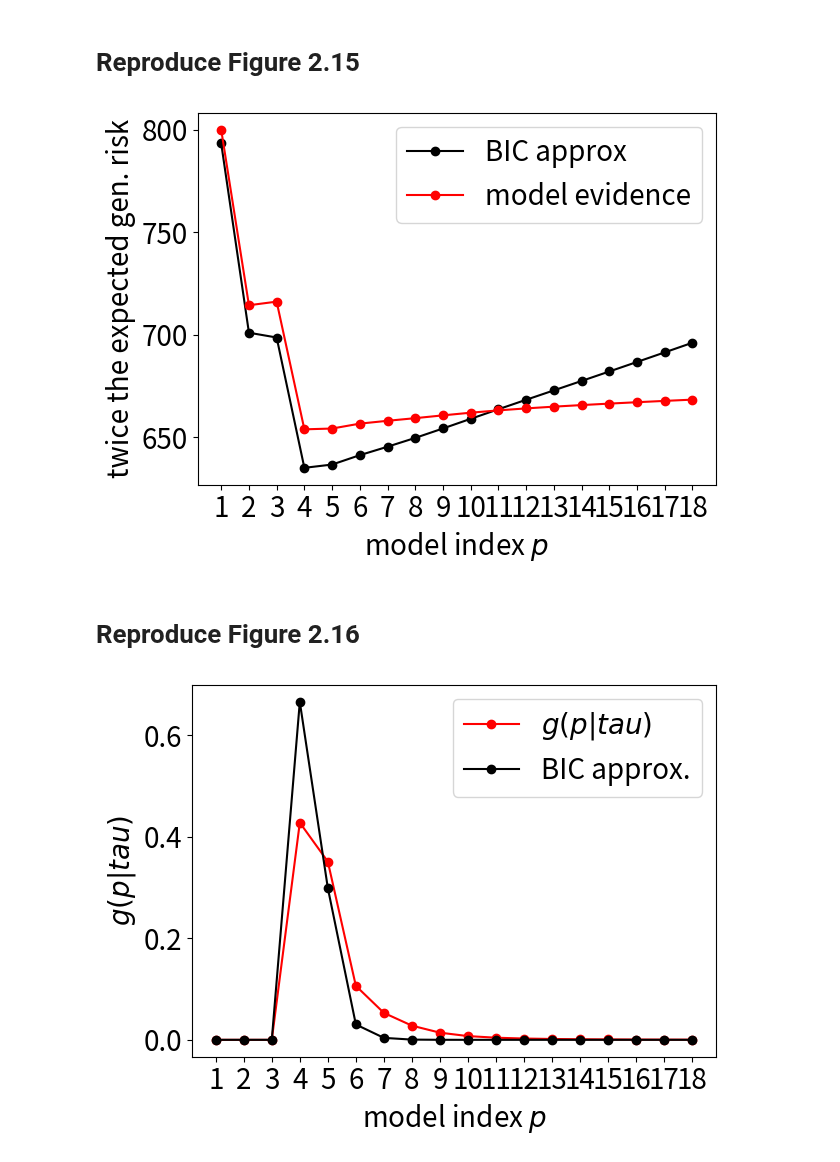
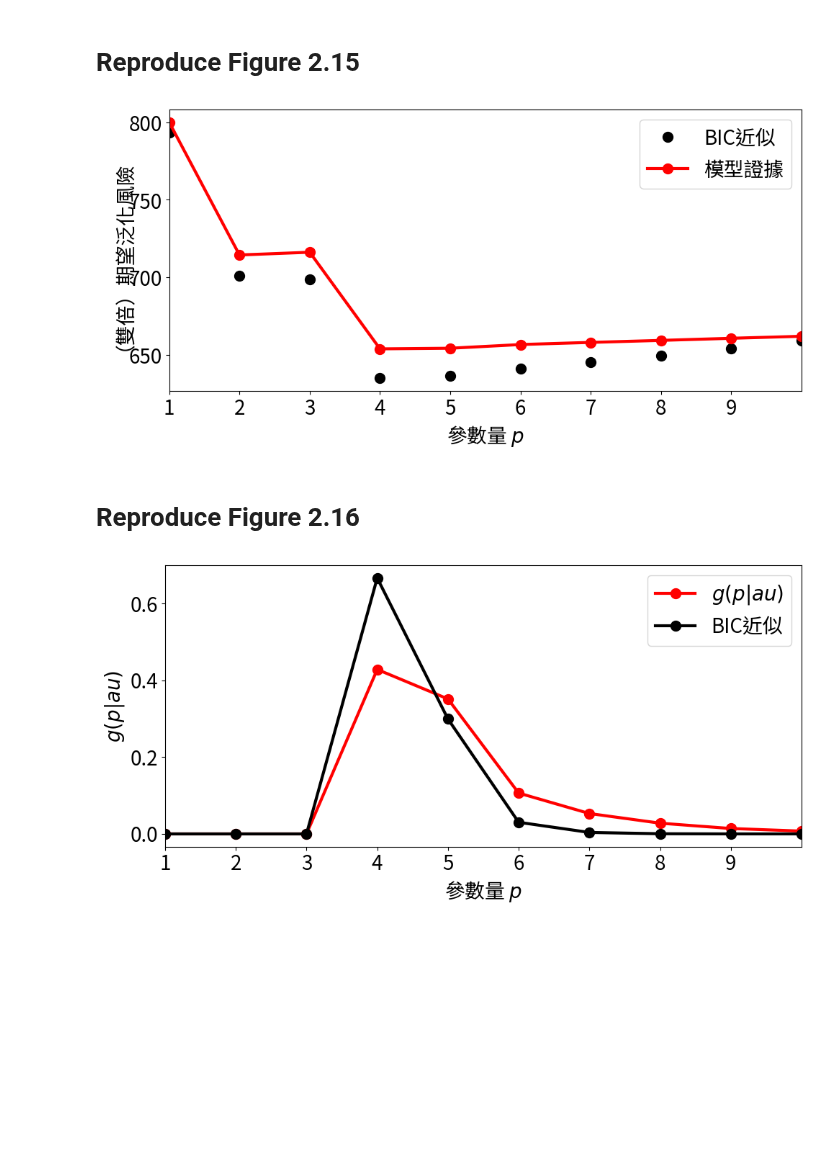
Before and after one commit to gnitnaw/Programs, a Jupyter notebook: Chapter2/DSML_Polynomial_Regression_TW.ipynb, the cells around one changed output. Cells and saved outputs as stored; diff of their text form; code cells hidden in the pictures; blank space fills up the shorter version.

```diff
--- a/Chapter2/DSML_Polynomial_Regression_TW.ipynb
+++ b/Chapter2/DSML_Polynomial_Regression_TW.ipynb
@@ -327,39 +327,44 @@ plt.show()
 # %%
 XtX = X.T @ X
 model_evi2 = []
 BIC_appr = []
 SSigma_p = {}
 ssigma_p = {}
+p = 10
 for p in p_range:
   D = np.identity(p) * 10**4
   XtX_p = XtX[0:p,0:p]
   SSigma = np.linalg.inv(XtX_p + np.linalg.inv(D))
   SSigma_p[p]=SSigma
   betaBB = X.T@y
   betaBB = SSigma @ betaBB[0:p]
   ssigma = SSigma @ X.T[0:p,:]
   ssigma = X[:,0:p] @ ssigma
   ssigma = y.T @ (np.identity(n) - ssigma)
   ssigma = ssigma @ y
   ssigma = ssigma[0][0] / (n+p+2)
   ssigma_p[p]=ssigma
   BIC = n * (np.log(2 * math.pi * ssigma) + 1) + (p+1)* np.log(n) + (p+2)
   model2 = n * (np.log(math.pi*(n+p+2)*ssigma)) - 2*np.log(gamma(n/2))+np.log(np.linalg.det(D))-np.log(np.linalg.det(SSigma))
   BIC_appr.append(BIC)
   model_evi2.append(model2)
 
 # %%%%%%%%%%%%%%%%%%%%%%%%%%%%%%%%%%%%%%%%%
-line_BIC = plt.plot(p_range, BIC_appr, 'ko-', label = 'BIC approx')
-line_model2 = plt.plot(p_range, model_evi2, 'ro-', label = 'model evidence')
+fig = plt.figure()
+fig.set_size_inches(10, 5)
+line_BIC = plt.plot(p_range, BIC_appr, 'ko', label = 'BIC近似', markersize=10)
+line_model2 = plt.plot(p_range, model_evi2, 'ro-', label = '模型證據', markersize=10,linewidth=3)
 plt.legend()
-plt.xticks(ticks=p_range)
-plt.xlabel('model index $p$')
-plt.ylabel('twice the expected gen. risk')
+plt.xticks(range(1, 10, 1))
+plt.xlim(1,10)
+plt.xlabel('參數量 $p$')
+plt.ylabel('（雙倍）期望泛化風險')
 plt.tight_layout()
+plt.savefig('BayesianModelSelection2.pdf',format='pdf', bbox_inches='tight')
 plt.show()
 # %%%%%%%%%%%%%%%%%%%%%%%%%%%%%%%%%%%%%%%%%
 # %% [output]
-[figure, old version]
+[figure, new version]
 # %% [markdown]
 # Reproduce Figure 2.16
 # %%
@@ -374,18 +379,23 @@ for p in p_range:
   posterior_est.append(pos_est)
   pos_sum = pos_sum + pos_est
 # %%%%%%%%%%%%%%%%%%%%%%%%%%%%%%%%%%%%%%%%%
+fig = plt.figure()
+fig.set_size_inches(10, 5)
 
 for p in p_range:
   posterior_est[p-1] = posterior_est[p-1]/pos_sum
 posterior = posterior / sum(posterior)
-line_pos = plt.plot(p_range, posterior, 'ro-', label = '$g(p|tau)$')
-line_pos_est = plt.plot(p_range, posterior_est, 'ko-', label = 'BIC approx.')
+line_pos = plt.plot(p_range, posterior, 'ro-', label = '$g(p\gvn\tau)$', markersize=10,linewidth=3)
+line_pos_est = plt.plot(p_range, posterior_est, 'ko-', label = 'BIC近似', markersize=10,linewidth=3)
 plt.legend()
 plt.xticks(ticks=p_range)
-plt.xlabel('model index $p$')
-plt.ylabel('$g(p|tau)$')
+plt.xticks(range(1, 10, 1))
+plt.xlim(1,10)
+plt.xlabel('參數量 $p$')
+plt.ylabel('$g(p\gvn\tau)$')
 plt.tight_layout()
+plt.savefig('BayesianModelSelection.pdf',format='pdf', bbox_inches='tight')
 plt.show()
 # %%%%%%%%%%%%%%%%%%%%%%%%%%%%%%%%%%%%%%%%%
 # %% [output]
-[figure, old version]
+[figure, new version]
```
Also changed, not shown: parts of 1 cell of this notebook.
